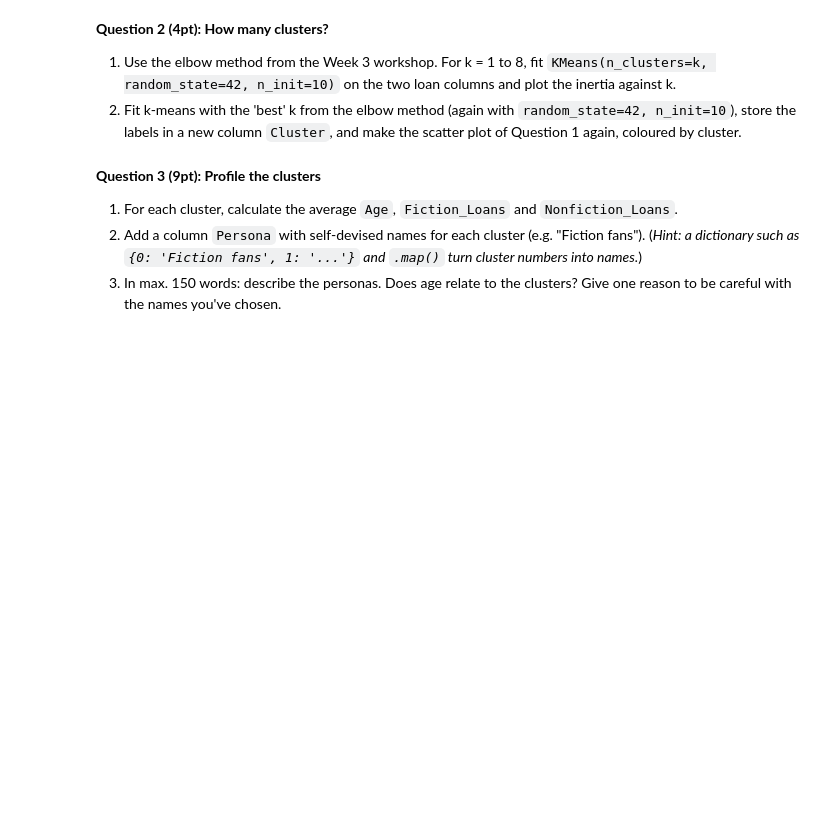
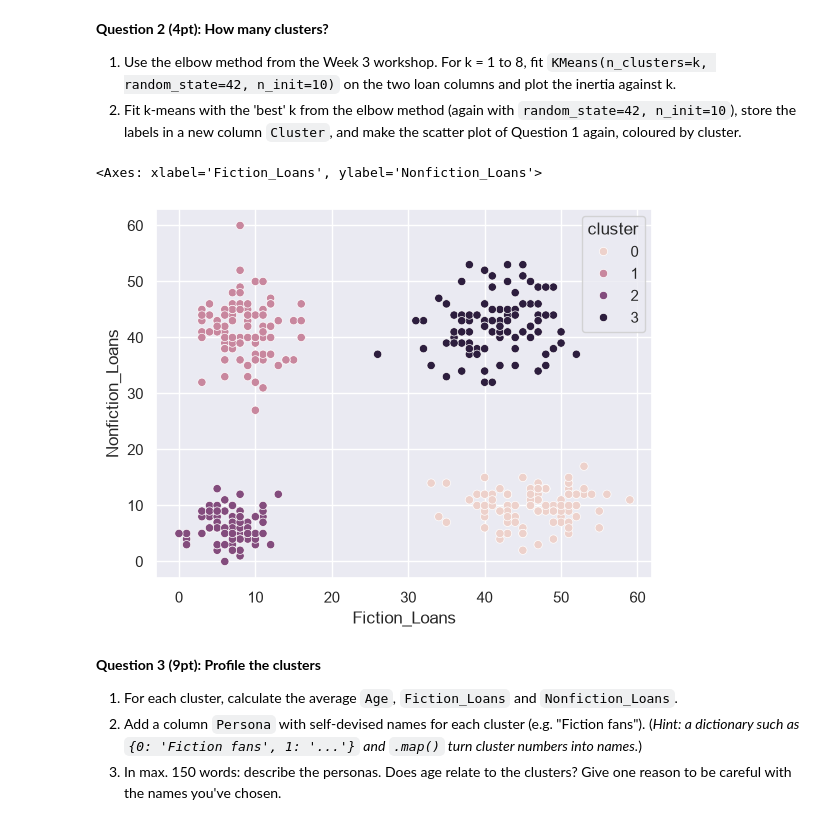
Before and after one commit to mrmeerkat0815/Cultural-Data-analysis-Nino, a Jupyter notebook: Individual_Miniproject_2026.ipynb, the cells around one changed output. Cells and saved outputs as stored; diff of their text form; code cells hidden in the pictures; blank space fills up the shorter version.

```diff
--- a/Individual_Miniproject_2026.ipynb
+++ b/Individual_Miniproject_2026.ipynb
@@ -184,3 +360,35 @@ In the next cell, load it into a DataFrame and print the first 3 rows.
+# %%
+# Elbow method and k-means
+#1. define and plot the elbow
+max_k = 8
+sse = []
+
+for k in range(1, max_k):
+    kmeans_ = KMeans(n_clusters = k, random_state=42, n_init=10)
+    kmeans_.fit(df_3)
+    sse.append(kmeans_.inertia_)
+
+#plot the Ellbow
+
+sns.set(style='darkgrid')
+
+elbow_df_3  = pd.DataFrame(list(zip(range(1, max_k), sse)),
+              columns = ['Number of Clusters', 'SSE'])
+
+
+#sns.lineplot(x = 'Number of Clusters', y = 'SSE', data = elbow_df_3)
+
+#It converges at 4 clusters!
+#2. Fit kMeans with the optimal K
+kmeans = KMeans(n_clusters = 4, random_state= 42, n_init=10)
+kmeans.fit(df_3)
+#add data to df:
+df_3['cluster'] = np.array(kmeans.labels_)
+#plot the scatter again but coloured after labels
+sns.scatterplot(data = df_3, x='Fiction_Loans', y='Nonfiction_Loans', hue='cluster')
+# %% [output]
+<Axes: xlabel='Fiction_Loans', ylabel='Nonfiction_Loans'>
+[figure, added]
 # %% [markdown]
 **Question 3 (9pt): Profile the clusters**
 1. For each cluster, calculate the average `Age`, `Fiction_Loans` and `Nonfiction_Loans`.
```
Also changed, not shown: parts of 30 cells of this notebook, 15 other files.
